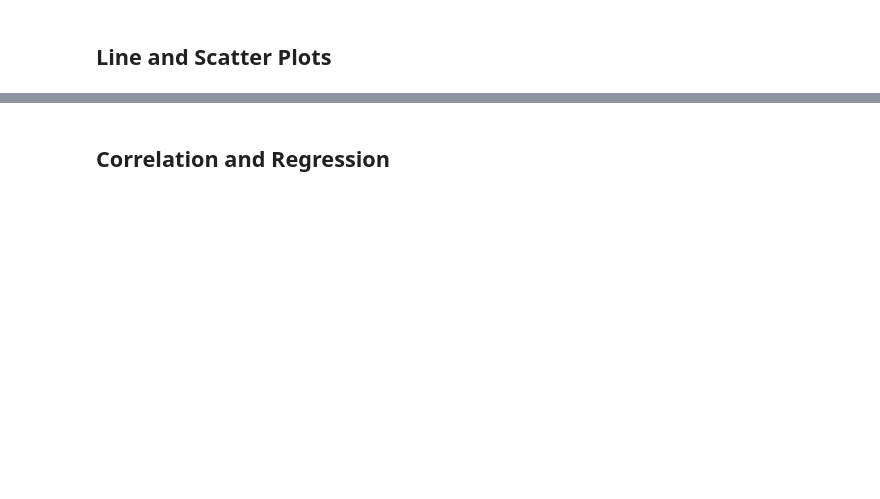
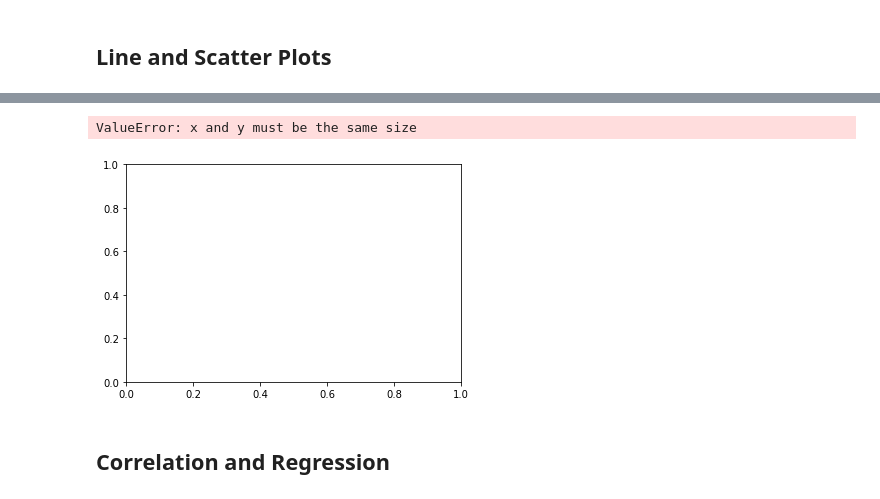
Before and after one commit to tduongas/matplotlib, a Jupyter notebook: Pymaceuticals/pymaceuticals_starter.ipynb, the cells around one changed output, grey strips where cells are left out. Drawn from its saved outputs; the diff is of its cells as text; code cells hidden in the pictures; blank space fills up the shorter version.

```diff
--- a/Pymaceuticals/pymaceuticals_starter.ipynb
+++ b/Pymaceuticals/pymaceuticals_starter.ipynb
@@ -290,3 +332,13 @@ plt.axis("equal")
 ## Line and Scatter Plots
 # %%
 # Generate a line plot of time point versus tumor volume for a mouse treated with Capomulin
+capomulin_regimen_df = combined_data_df.loc[combined_data_df["Drug Regimen"] == "Capomulin",:]
+capomulin_regimen_df
+
+x_axis = capomulin_regimen_df["Timepoint"].unique()
+
+e_x = capomulin_regimen_df["Tumor Volume (mm3)"]
+e_x
+
+#plt.plot(x_axis, e_x)
+#plt.show()
@@ -295,3 +358,20 @@ plt.axis("equal")
+# %%
+# Generate a scatter plot of mouse weight versus average tumor volume for the Capomulin regimen
+# The maximum x value for our chart will be 100
+x_limit = max(capomulin_regimen_df["Timepoint"])
+
+# List of values from 0 to 100 each value being 1 greater than the last
+x_axis = np.arange(0, x_limit)
+
+# Create a random array of data that we will use for our y values
+data = [capomulin_regimen_df["Tumor Volume (mm3)"] for value in x_axis]
+
+# The size of each point on our plot is determined by their x value
+plt.scatter(x_axis, data, marker="o", facecolors="red", edgecolors="black",
+            s=x_axis, alpha=0.75)
+# %% [output]
+ValueError: x and y must be the same size
+[figure, added]
 # %% [markdown]
 ## Correlation and Regression
 # %%
```
Also changed, not shown: parts of 5 cells of this notebook.
